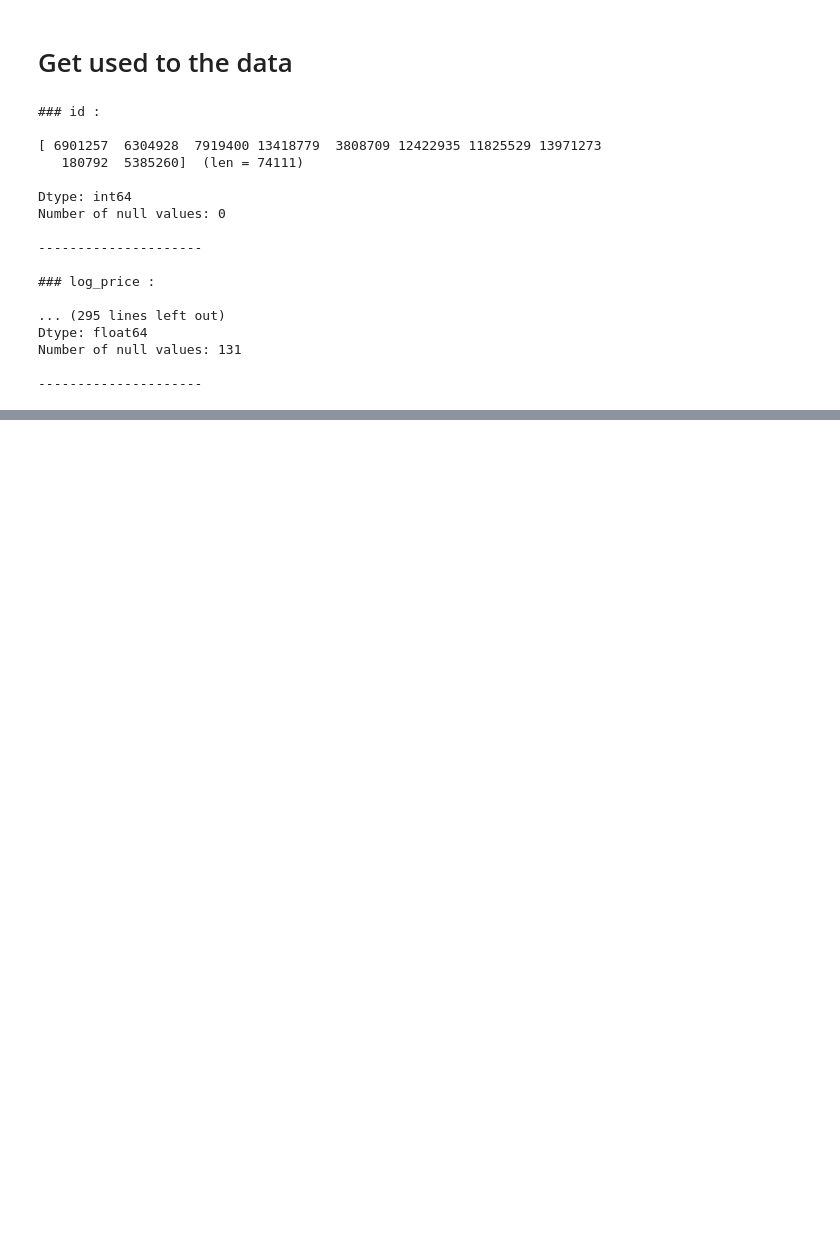
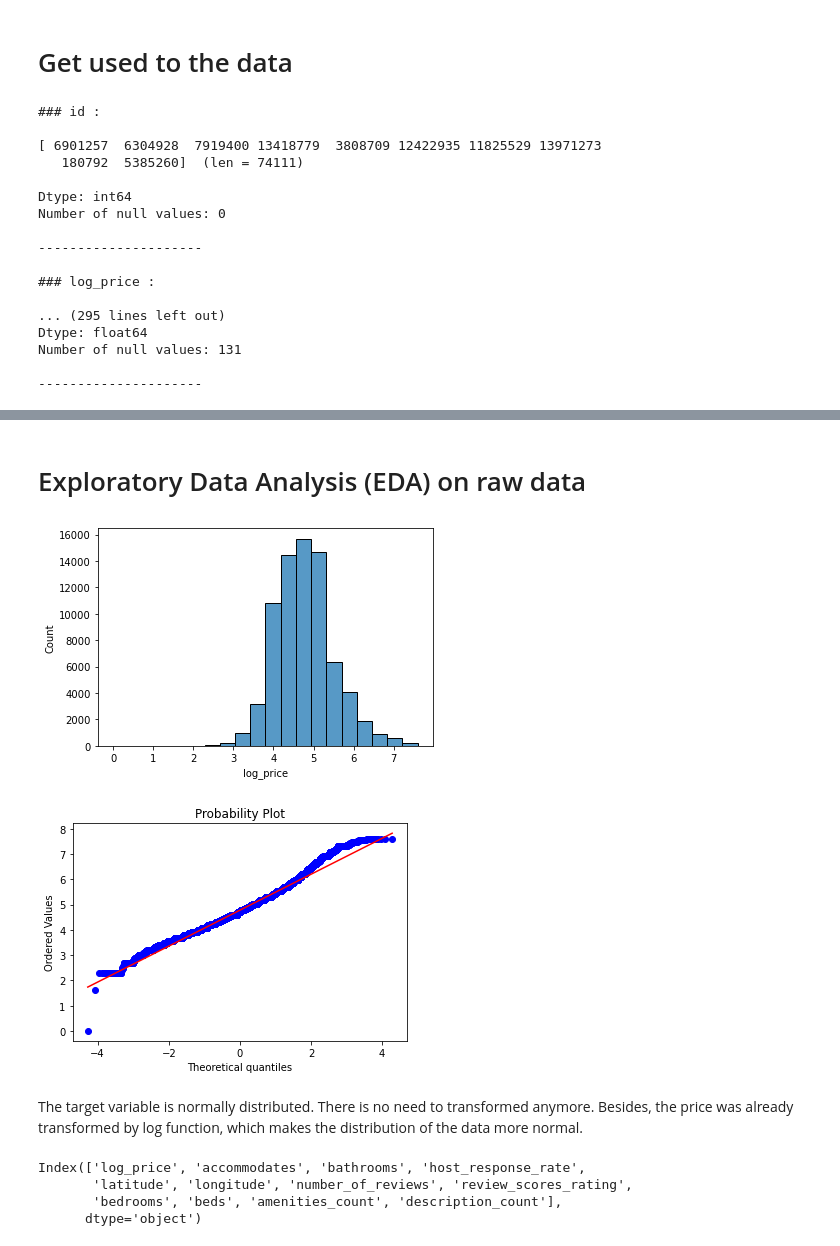
Before and after one commit to phantommarheaven7621/AirBnB-price-prediction, a Jupyter notebook: AirBnb_Price _Prediction.ipynb, the cells around one changed output, grey strips where cells are left out. Drawn from its saved outputs; the diff is of its cells as text; code cells hidden in the pictures; blank space fills up the shorter version.

Commit message:
Cleaning data and EDA

```diff
--- a/AirBnb_Price _Prediction.ipynb
+++ b/AirBnb_Price _Prediction.ipynb
@@ -102,0 +107,4 @@ Number of null values: 131
+# %%
+# Drop id, name, thumbnail_url
+
+df.drop(['id', 'name', 'thumbnail_url'], axis=1, inplace=True)
@@ -102,0 +126,30 @@ Number of null values: 131
+# %%
+# Count the number of letters in description
+
+df['description_count'] = df['description'].apply(lambda x: len(x))
+
+
+# drop description
+
+df.drop(['description'], axis=1, inplace=True)
+# %%
+# Transfrom host_response_rate to int
+
+df['host_response_rate'][~df['host_response_rate'].isnull()] = df['host_response_rate'][~df['host_response_rate'].isnull()].apply(lambda x: float(x.split('%')[0]))
+df['host_response_rate'] = df['host_response_rate'].apply(lambda x: float(x))
+# %%
+# Convert first_review, last_review, host_since from string into datetime
+
+df['first_review_date'] = pd.to_datetime(df['first_review'], format='%Y-%m-%d')
+df['last_review_date'] = pd.to_datetime(df['last_review'], format='%Y-%m-%d')
+df['host_since_date'] = pd.to_datetime(df['host_since'], format='%Y-%m-%d')
+
+df.drop(['first_review', 'last_review', 'host_since'], axis=1, inplace=True)
+
+# Add a feature named review_avg
+
+#df['review_avg'] = df['number_of_reviews'] / (df['last_review_date'] - df['first_review_date']).dt.components['days']
+
+# Add a feature named host_time
+
+# df['host_time'] = (df['last_review_date'] - df['host_since_date']).dt.components['days']
@@ -102,0 +160,2 @@ Number of null values: 131
+# %% [markdown]
+# Exploratory Data Analysis (EDA) on raw data
@@ -102,0 +166,22 @@ Number of null values: 131
+# %%
+# Target Variable
+
+sns.histplot(data=df, x='log_price', bins=20)
+plt.show()
+print('\n\n')
+
+fig = plt.figure()
+res = stats.probplot(df['log_price'], plot=plt)
+plt.show()
+# %% [output]
+[figure, added]
+[figure, added]
+# %% [markdown]
+The target variable is normally distributed. There is no need to transformed anymore. Besides, the price was already transformed by log function, which makes the distribution of the data more normal.
+# %%
+df.select_dtypes('number').columns
+# %% [output]
+Index(['log_price', 'accommodates', 'bathrooms', 'host_response_rate',
+       'latitude', 'longitude', 'number_of_reviews', 'review_scores_rating',
+       'bedrooms', 'beds', 'amenities_count', 'description_count'],
+      dtype='object')
```
Also changed, not shown: parts of 13 cells of this notebook.
